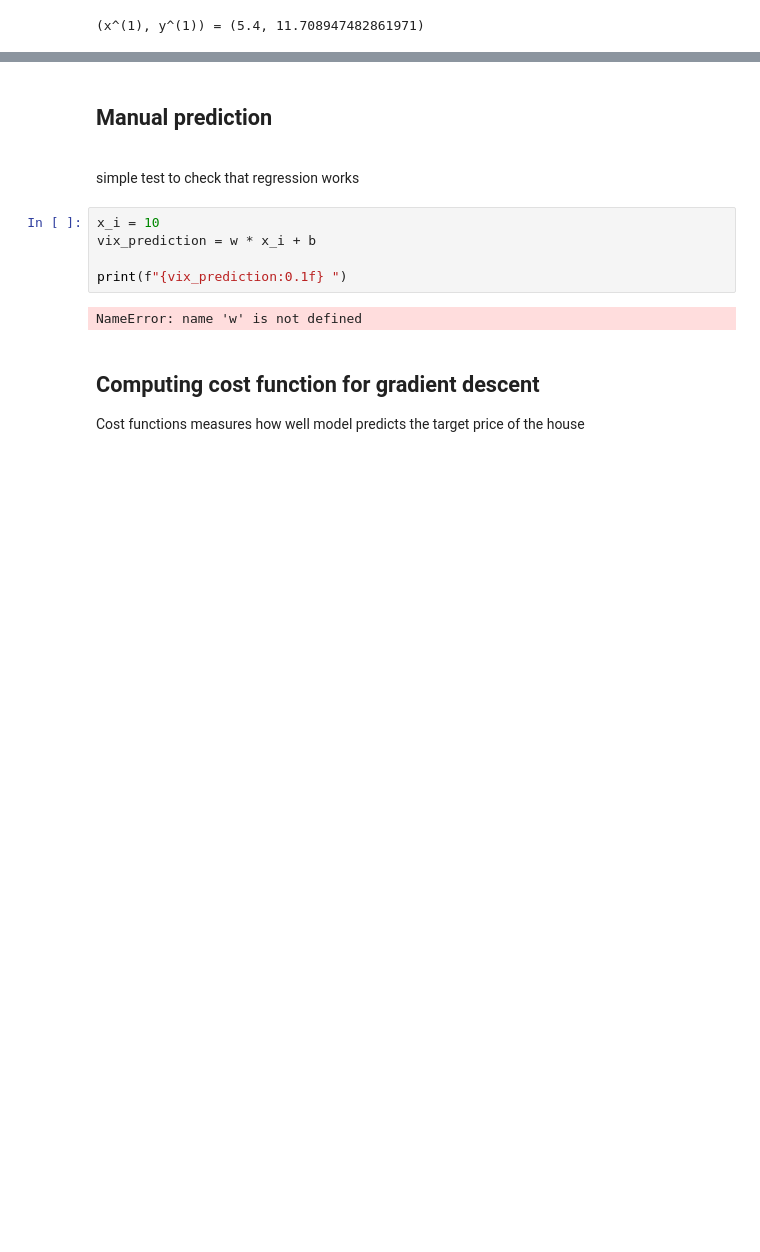
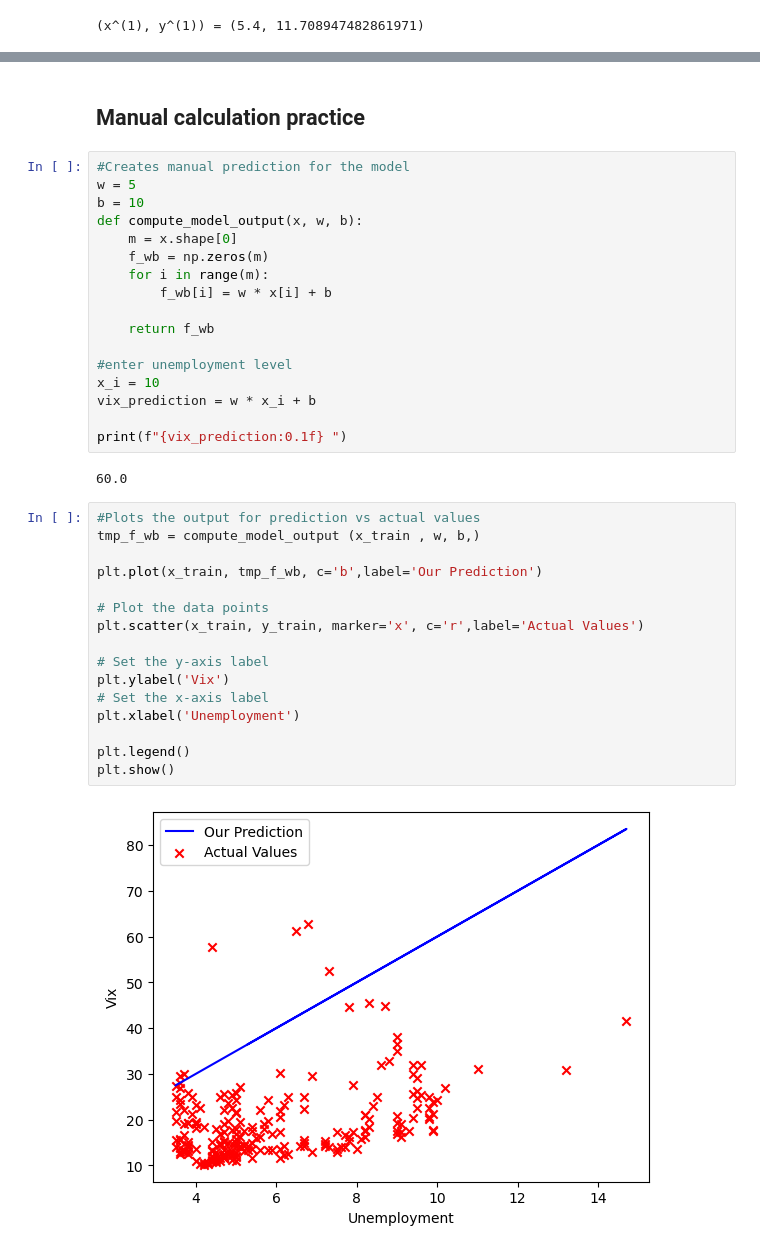
Before and after one commit to nik1031/Quant-Project-Portfolio, a Jupyter notebook: Gradient Descent of Unemployment rate & Volatility Index.ipynb, the cells around one changed output, grey strips where cells are left out. Saved outputs shown, nothing was run; the diff lists cells and outputs as text; blank space fills up the shorter version.

```diff
--- a/Gradient Descent of Unemployment rate & Volatility Index.ipynb
+++ b/Gradient Descent of Unemployment rate & Volatility Index.ipynb
@@ -158,13 +146,39 @@ def compute_model_output(x, y, w, b):
-# %% [markdown]
-## Manual prediction
-<br> simple test to check that regression works
-# %%
-x_i = 10
-vix_prediction = w * x_i + b
-
-print(f"{vix_prediction:0.1f} ")
-# %% [output]
-NameError: name 'w' is not defined
-# %% [markdown]
-## Computing cost function for gradient descent
-Cost functions measures how well model predicts the target price of the house
+# %% [markdown]
+## Manual calculation practice
+# %%
+#Creates manual prediction for the model
+w = 5
+b = 10
+def compute_model_output(x, w, b):
+    m = x.shape[0]
+    f_wb = np.zeros(m)
+    for i in range(m):
+        f_wb[i] = w * x[i] + b
+
+    return f_wb
+
+#enter unemployment level
+x_i = 10
+vix_prediction = w * x_i + b
+
+print(f"{vix_prediction:0.1f} ")
+# %% [output]
+60.0
+# %%
+#Plots the output for prediction vs actual values
+tmp_f_wb = compute_model_output (x_train , w, b,)
+
+plt.plot(x_train, tmp_f_wb, c='b',label='Our Prediction')
+
+# Plot the data points
+plt.scatter(x_train, y_train, marker='x', c='r',label='Actual Values')
+
+# Set the y-axis label
+plt.ylabel('Vix')
+# Set the x-axis label
+plt.xlabel('Unemployment')
+
+plt.legend()
+plt.show()
+# %% [output]
+[figure, added]
```
Also changed, not shown: parts of 12 cells of this notebook.
